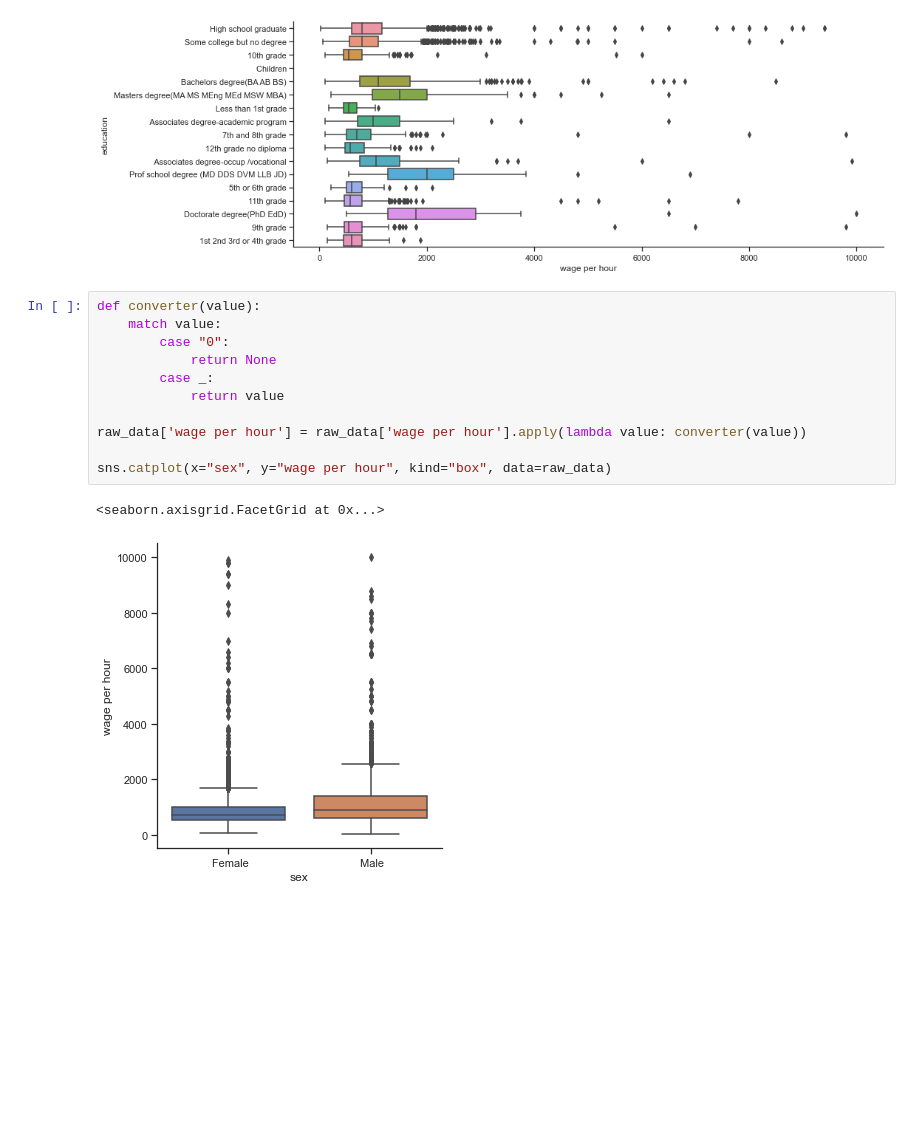
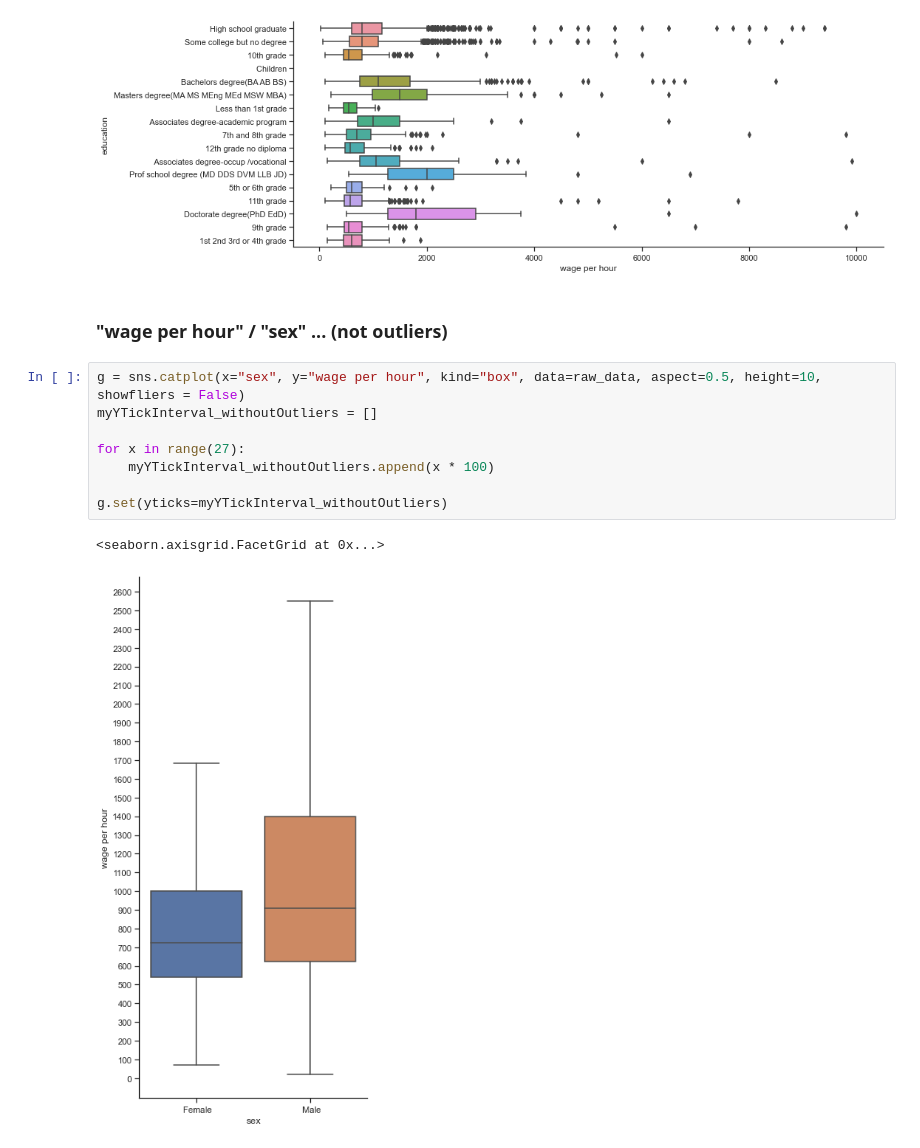
Before and after one commit to ThomasBrue/first-assignment-data-science, a Jupyter notebook: censusIncome.ipynb, the cells around one changed output. Drawn from its saved outputs; the diff is of its cells as text; blank space fills up the shorter version.

Commit message:
wage per hour update

```diff
--- a/censusIncome.ipynb
+++ b/censusIncome.ipynb
@@ -118,17 +122,16 @@ sns.catplot(x="wage per hour", y="education", kind="box", data=raw_data,  aspect
 # %% [output]
 <seaborn.axisgrid.FacetGrid at 0x...>
 [figure]
-# %%
-def converter(value):
-    match value:
-        case "0":
-            return None
-        case _:
-            return value
-
-raw_data['wage per hour'] = raw_data['wage per hour'].apply(lambda value: converter(value))
-
-sns.catplot(x="sex", y="wage per hour", kind="box", data=raw_data)
-# %% [output]
-<seaborn.axisgrid.FacetGrid at 0x...>
-[figure, removed]
+# %% [markdown]
+### "wage per hour" / "sex" ... (not outliers)
+# %%
+g = sns.catplot(x="sex", y="wage per hour", kind="box", data=raw_data, aspect=0.5, height=10, showfliers = False)
+myYTickInterval_withoutOutliers = []
+
+for x in range(27):
+    myYTickInterval_withoutOutliers.append(x * 100)
+
+g.set(yticks=myYTickInterval_withoutOutliers)
+# %% [output]
+<seaborn.axisgrid.FacetGrid at 0x...>
+[figure, added]
```
Also changed, not shown: parts of 5 cells of this notebook.
